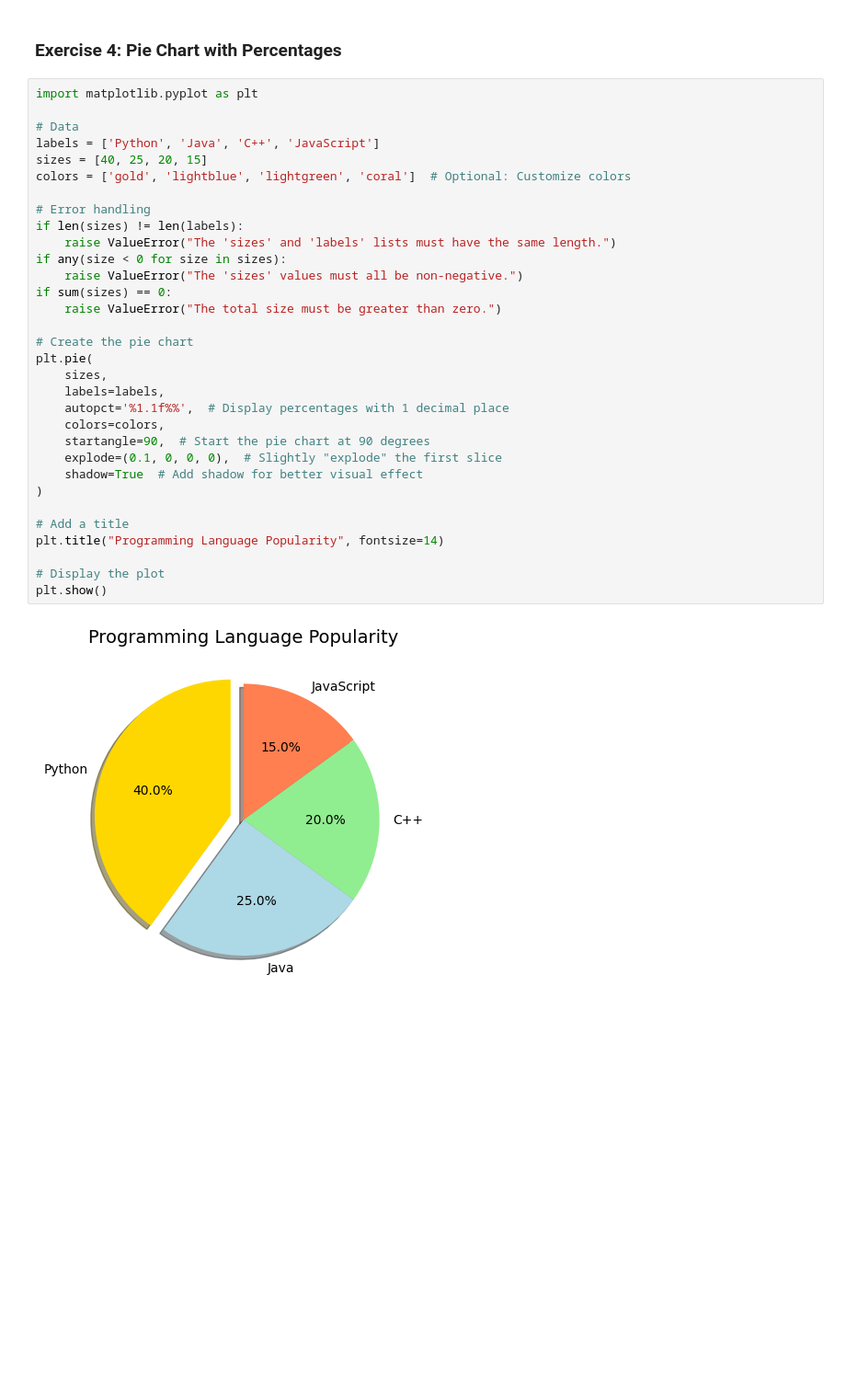
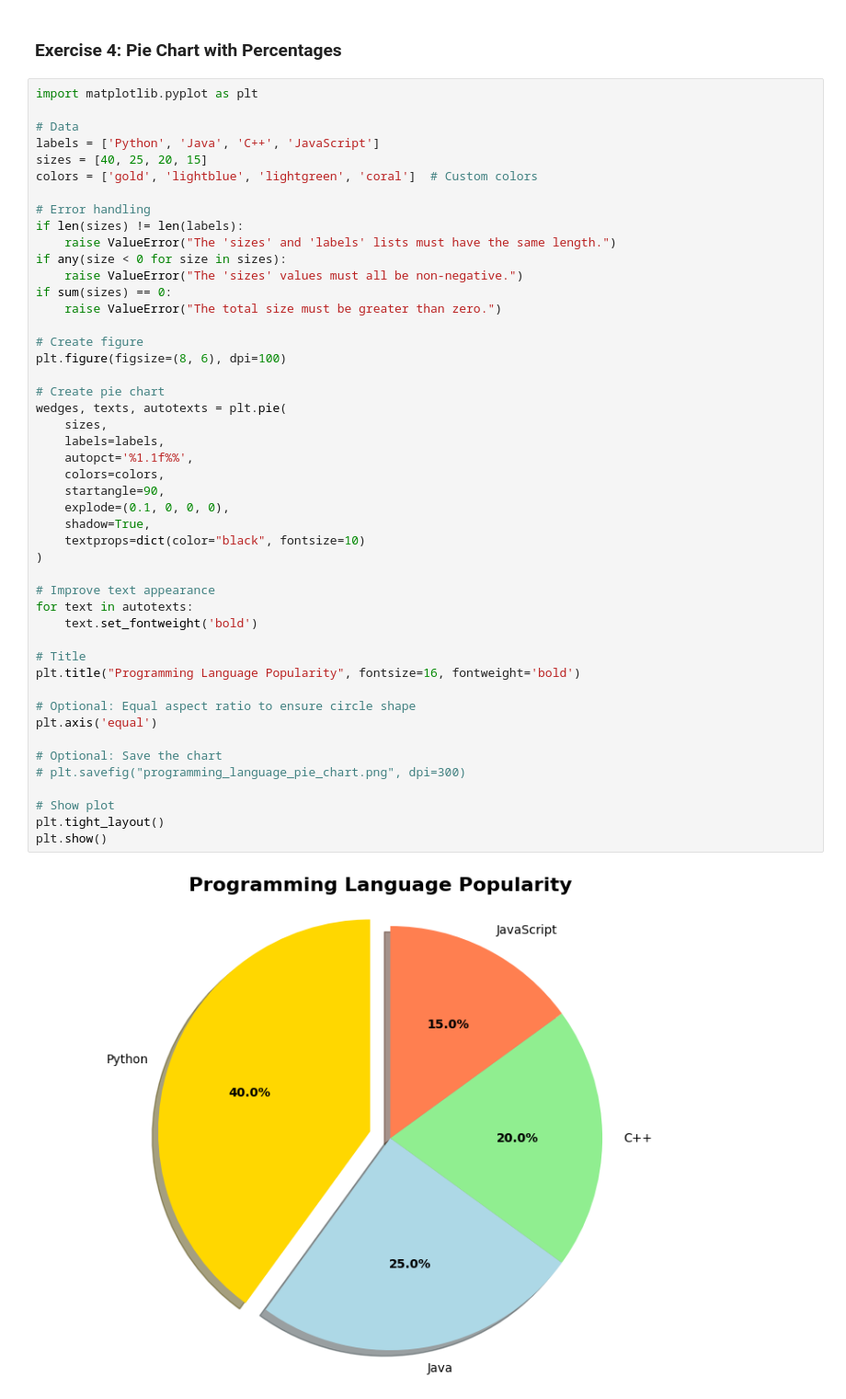
Before and after one commit to siddhanthhk/python-jupyter-template, a Jupyter notebook: src/4-pie-chart.ipynb, the cells around one changed output. Shown at 92% size. Drawn from its saved outputs; the diff is of its cells as text; blank space fills up the shorter version.

```diff
--- a/src/4-pie-chart.ipynb
+++ b/src/4-pie-chart.ipynb
@@ -3,34 +3,49 @@
 # %%
 import matplotlib.pyplot as plt
 
 # Data
 labels = ['Python', 'Java', 'C++', 'JavaScript']
 sizes = [40, 25, 20, 15]
-colors = ['gold', 'lightblue', 'lightgreen', 'coral']  # Optional: Customize colors
+colors = ['gold', 'lightblue', 'lightgreen', 'coral']  # Custom colors
 
 # Error handling
 if len(sizes) != len(labels):
     raise ValueError("The 'sizes' and 'labels' lists must have the same length.")
 if any(size < 0 for size in sizes):
     raise ValueError("The 'sizes' values must all be non-negative.")
 if sum(sizes) == 0:
     raise ValueError("The total size must be greater than zero.")
 
-# Create the pie chart
-plt.pie(
+# Create figure
+plt.figure(figsize=(8, 6), dpi=100)
+
+# Create pie chart
+wedges, texts, autotexts = plt.pie(
     sizes,
     labels=labels,
-    autopct='%1.1f%%',  # Display percentages with 1 decimal place
+    autopct='%1.1f%%',
     colors=colors,
-    startangle=90,  # Start the pie chart at 90 degrees
-    explode=(0.1, 0, 0, 0),  # Slightly "explode" the first slice
-    shadow=True  # Add shadow for better visual effect
+    startangle=90,
+    explode=(0.1, 0, 0, 0),
+    shadow=True,
+    textprops=dict(color="black", fontsize=10)
 )
 
-# Add a title
-plt.title("Programming Language Popularity", fontsize=14)
+# Improve text appearance
+for text in autotexts:
+    text.set_fontweight('bold')
 
-# Display the plot
+# Title
+plt.title("Programming Language Popularity", fontsize=16, fontweight='bold')
+
+# Optional: Equal aspect ratio to ensure circle shape
+plt.axis('equal')
+
+# Optional: Save the chart
+# plt.savefig("programming_language_pie_chart.png", dpi=300)
+
+# Show plot
+plt.tight_layout()
 plt.show()
 # %% [output]
-[figure, old version]
+[figure, new version]
```
Also changed, not shown: 5 other files.
